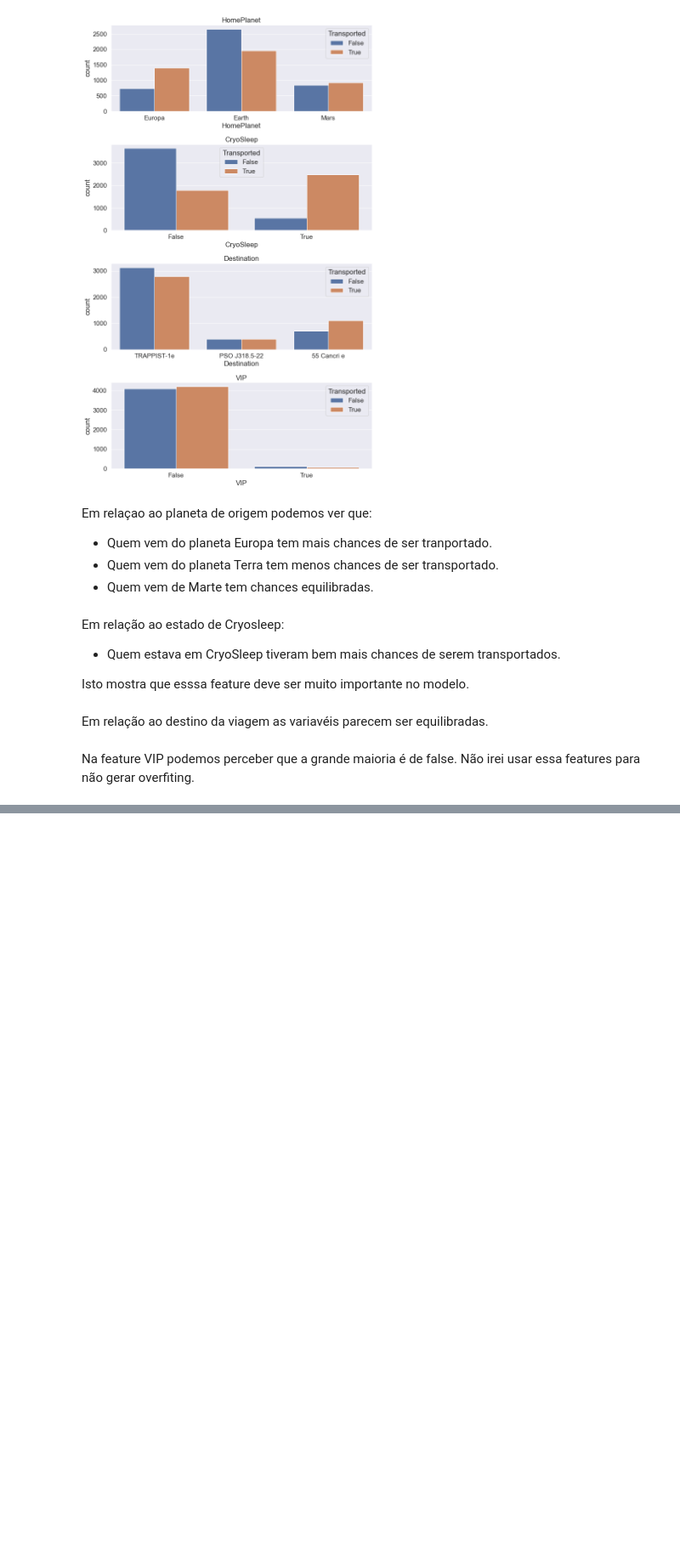
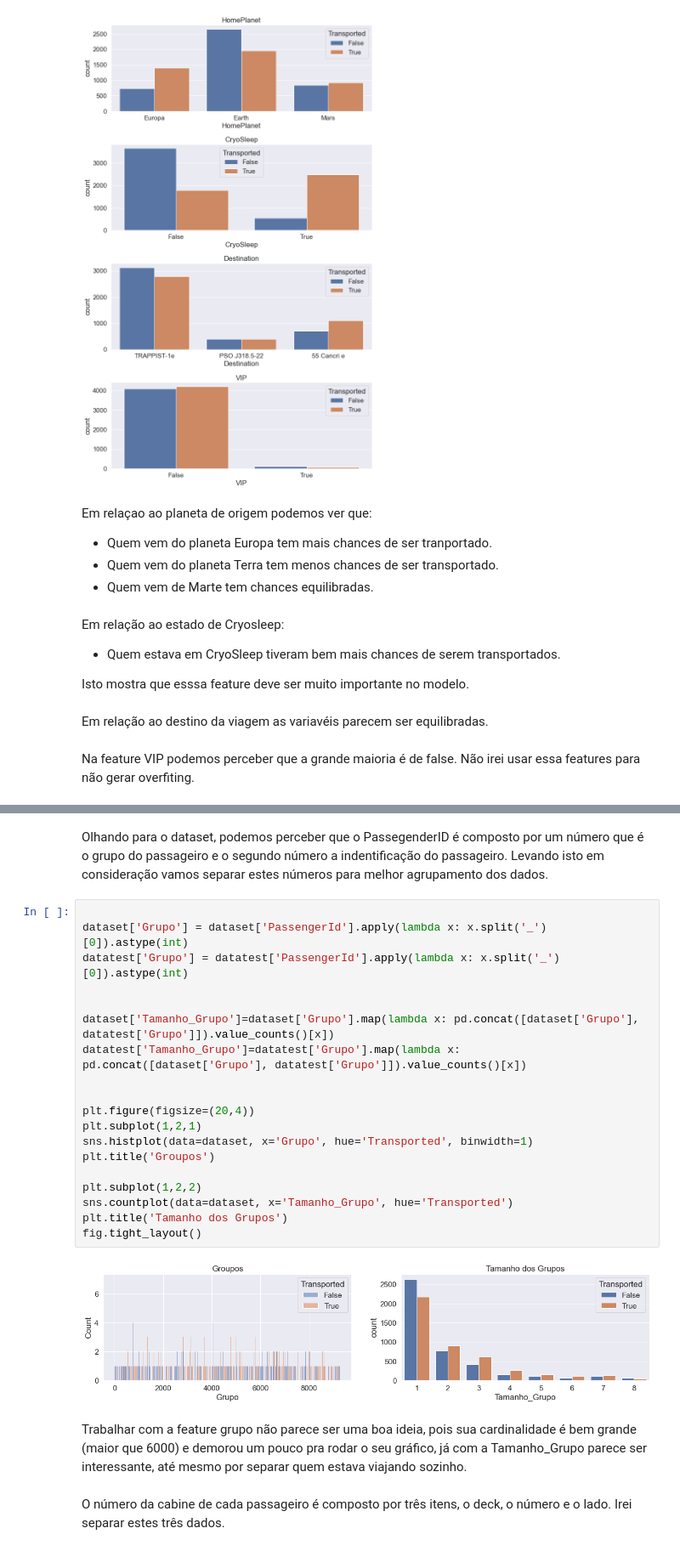
Before and after one commit to renatonogueirajr/spaceship_titanic, a Jupyter notebook: main.ipynb, the cells around one changed output, grey strips where cells are left out. Shown at 85% size. Saved outputs shown, nothing was run; the diff lists cells and outputs as text; blank space fills up the shorter version.

Commit message:
Início do tratamento dos dados faltantes

```diff
--- a/main.ipynb
+++ b/main.ipynb
@@ -224,0 +239,28 @@ Na feature VIP podemos perceber que a grande maioria é de false. Não irei usar
+# %% [markdown]
+Olhando para o dataset, podemos perceber que o PassegenderID é composto por um número que é o grupo do passageiro e o segundo número a indentificação do passageiro.
+Levando isto em consideração vamos separar estes números para melhor agrupamento dos dados.
+# %%
+
+dataset['Grupo'] = dataset['PassengerId'].apply(lambda x: x.split('_')[0]).astype(int)
+datatest['Grupo'] = datatest['PassengerId'].apply(lambda x: x.split('_')[0]).astype(int)
+
+
+dataset['Tamanho_Grupo']=dataset['Grupo'].map(lambda x: pd.concat([dataset['Grupo'], datatest['Grupo']]).value_counts()[x])
+datatest['Tamanho_Grupo']=datatest['Grupo'].map(lambda x: pd.concat([dataset['Grupo'], datatest['Grupo']]).value_counts()[x])
+
+
+plt.figure(figsize=(20,4))
+plt.subplot(1,2,1)
+sns.histplot(data=dataset, x='Grupo', hue='Transported', binwidth=1)
+plt.title('Groupos')
+
+plt.subplot(1,2,2)
+sns.countplot(data=dataset, x='Tamanho_Grupo', hue='Transported')
+plt.title('Tamanho dos Grupos')
+fig.tight_layout()
+# %% [output]
+[figure, added]
+# %% [markdown]
+Trabalhar com a feature grupo não parece ser uma boa ideia, pois sua cardinalidade é bem grande (maior que 6000) e demorou um pouco pra rodar o seu gráfico, já com a Tamanho_Grupo parece ser interessante, até mesmo por separar quem estava viajando sozinho.
+# %% [markdown]
+O número da cabine de cada passageiro é composto por três itens, o deck, o número e o lado. Irei separar estes três dados.
```
Also changed, not shown: parts of 24 cells of this notebook.
